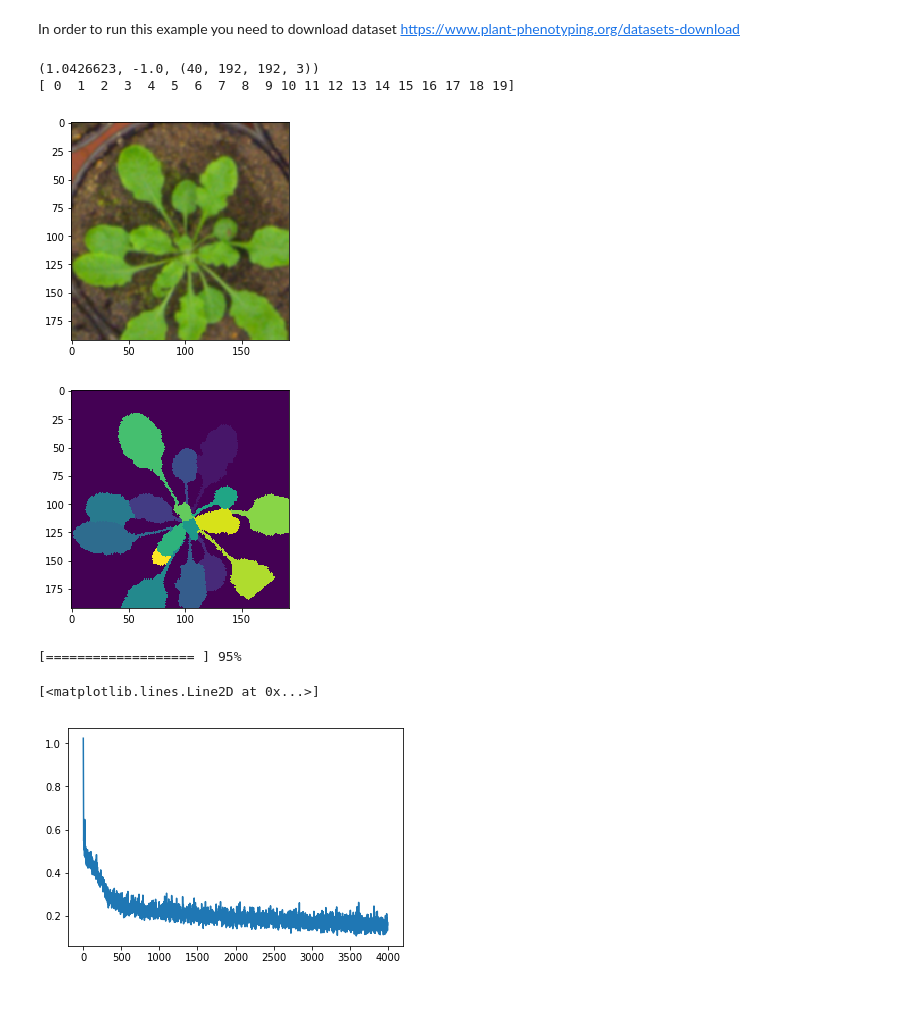
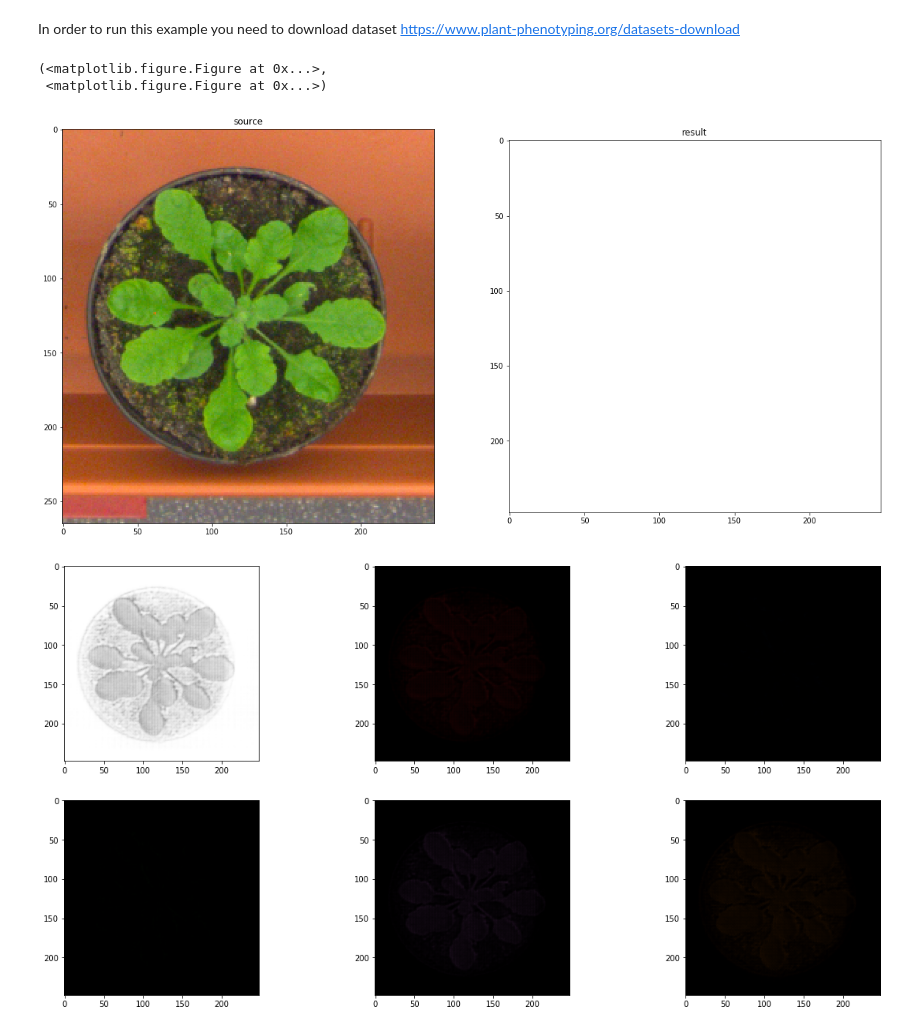
Before and after one commit to kulikovv/DeepColoring, a Jupyter notebook: cvppp/cvppp.ipynb, the cells around one changed output. Drawn from its saved outputs; the diff is of its cells as text; code cells hidden in the pictures; blank space fills up the shorter version.

```diff
--- a/cvppp/cvppp.ipynb
+++ b/cvppp/cvppp.ipynb
@@ -46,23 +37,18 @@ mask_builder = dc.build_halo_mask()
-# %%
-x,y = generator()
-r = x.transpose(0,2,3,1)
-print(r.max(),r.min(),r.shape)
-plt.imshow((r[0]+1.)/2.)
-plt.figure()
-plt.imshow(y[0].astype(np.int16))
-print(np.unique(y))
-# %% [output]
-(1.0426623, -1.0, (40, 192, 192, 3))
-[ 0  1  2  3  4  5  6  7  8  9 10 11 12 13 14 15 16 17 18 19]
-[figure, removed]
-[figure, removed]
 # %%
 net = dc.EUnet(3,6,2,2,2,padding=1,init_xavier=True,use_bn=True,use_dropout=True).to(device)
-model,errors = dc.train(generator=generator,model=net,mask_builder=mask_builder,niter=7000)
+net = net.load_state_dict(torch.load("model.t7"))
-# %% [output]
-[=================== ] 95%
-# %%
-plt.plot(errors)
-# %% [output]
-[<matplotlib.lines.Line2D at 0x...>]
-[figure, removed]
+# %%
+xo, y = valid_data[5]
+x = dc.rgba2rgb()(xo, True)
+x = dc.normalize(0.5, 0.5, )(x, True)
+x = x.transpose(2, 0, 1)[:, :248, :248]
+
+vx = torch.from_numpy(np.expand_dims(x, 0)).to(device)
+p = net(vx)
+p_numpy = p.detach().cpu().numpy()[0]
+dc.visualize(xo,p_numpy)
+# %% [output]
+(<matplotlib.figure.Figure at 0x...>,
+ <matplotlib.figure.Figure at 0x...>)
+[figure, added]
+[figure, added]
```
Also changed, not shown: parts of 3 cells of this notebook, 10 other files.
